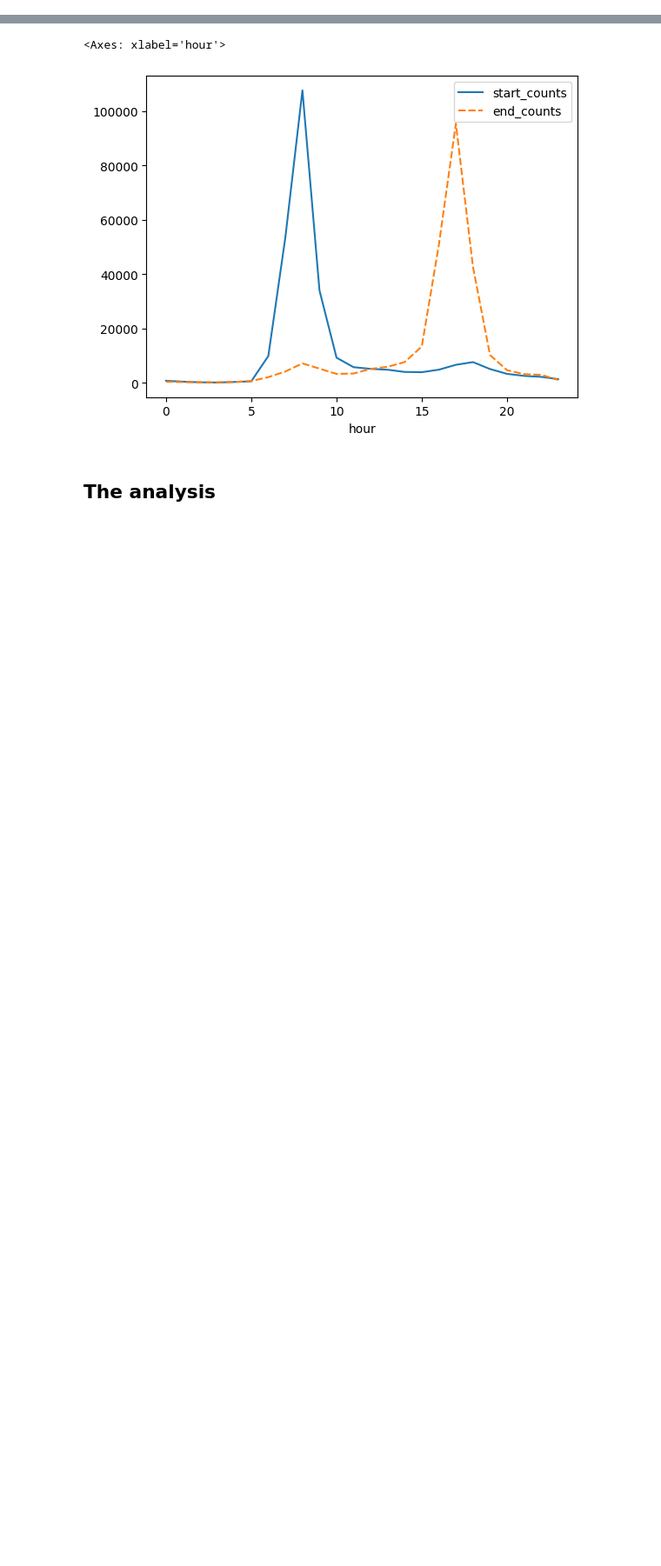
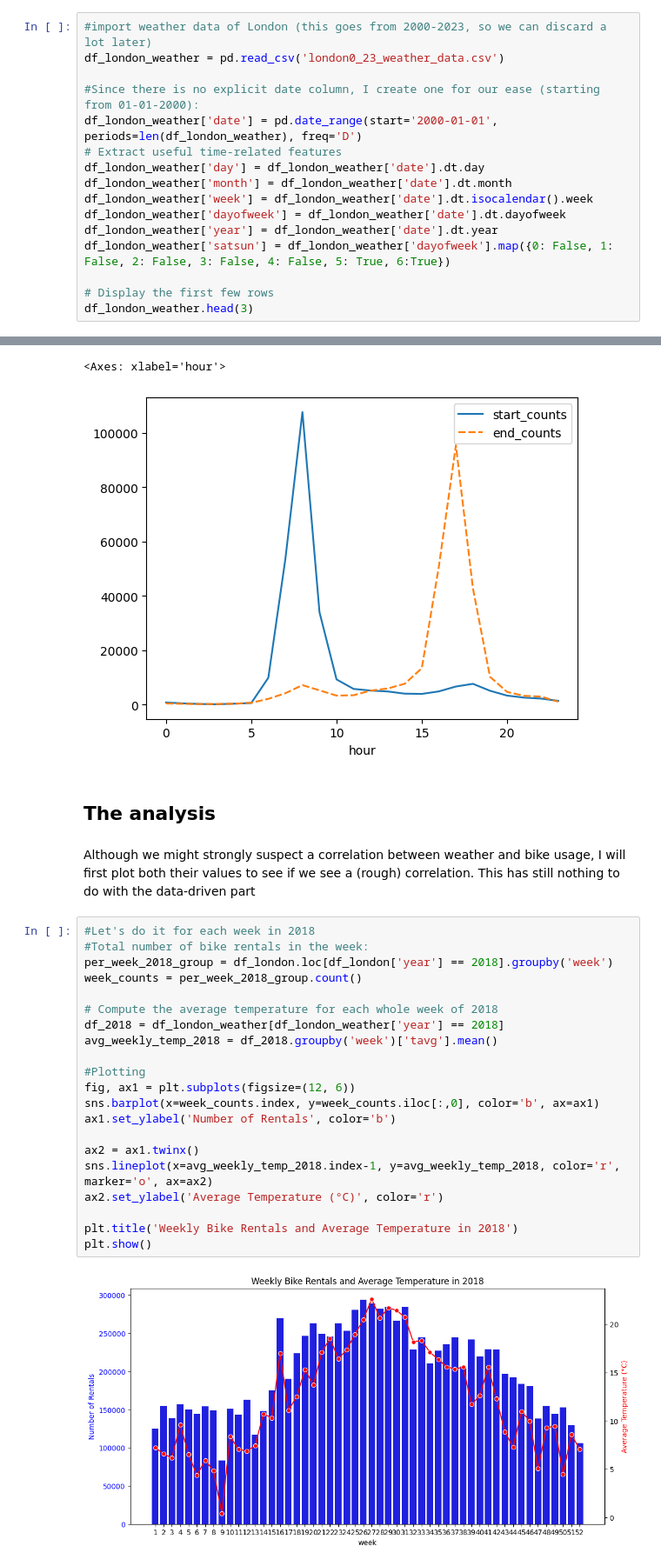
Before and after one commit to LotsAr/DataDrivenProject, a Jupyter notebook: ProjectCode.ipynb, the cells around one changed output, grey strips where cells are left out. Shown at 87% size. Saved outputs shown, nothing was run; the diff lists cells and outputs as text; blank space fills up the shorter version.

```diff
--- a/ProjectCode.ipynb
+++ b/ProjectCode.ipynb
@@ -53,0 +39,16 @@ df_london_weather.head(3)
+# %%
+#import weather data of London (this goes from 2000-2023, so we can discard a lot later)
+df_london_weather = pd.read_csv('london0_23_weather_data.csv')
+
+#Since there is no explicit date column, I create one for our ease (starting from 01-01-2000):
+df_london_weather['date'] = pd.date_range(start='2000-01-01', periods=len(df_london_weather), freq='D')
+# Extract useful time-related features
+df_london_weather['day'] = df_london_weather['date'].dt.day
+df_london_weather['month'] = df_london_weather['date'].dt.month
+df_london_weather['week'] = df_london_weather['date'].dt.isocalendar().week
+df_london_weather['dayofweek'] = df_london_weather['date'].dt.dayofweek
+df_london_weather['year'] = df_london_weather['date'].dt.year
+df_london_weather['satsun'] = df_london_weather['dayofweek'].map({0: False, 1: False, 2: False, 3: False, 4: False, 5: True, 6:True})
+
+# Display the first few rows
+df_london_weather.head(3)
@@ -105,3 +116,28 @@ sns.lineplot(data=weekday_14_data)
 [figure]
 # %% [markdown]
 ## The analysis
+# %% [markdown]
+Although we might strongly suspect a correlation between weather and bike usage, I will first plot both their values to see if we see a (rough) correlation. This has still nothing to do with the data-driven part
+# %%
+#Let's do it for each week in 2018
+#Total number of bike rentals in the week:
+per_week_2018_group = df_london.loc[df_london['year'] == 2018].groupby('week')
+week_counts = per_week_2018_group.count()
+
+# Compute the average temperature for each whole week of 2018
+df_2018 = df_london_weather[df_london_weather['year'] == 2018]
+avg_weekly_temp_2018 = df_2018.groupby('week')['tavg'].mean()
+
+#Plotting
+fig, ax1 = plt.subplots(figsize=(12, 6))
+sns.barplot(x=week_counts.index, y=week_counts.iloc[:,0], color='b', ax=ax1)
+ax1.set_ylabel('Number of Rentals', color='b')
+
+ax2 = ax1.twinx()
+sns.lineplot(x=avg_weekly_temp_2018.index-1, y=avg_weekly_temp_2018, color='r', marker='o', ax=ax2)
+ax2.set_ylabel('Average Temperature (°C)', color='r')
+
+plt.title('Weekly Bike Rentals and Average Temperature in 2018')
+plt.show()
+# %% [output]
+[figure, added]
```
Also changed, not shown: parts of 11 cells of this notebook.
